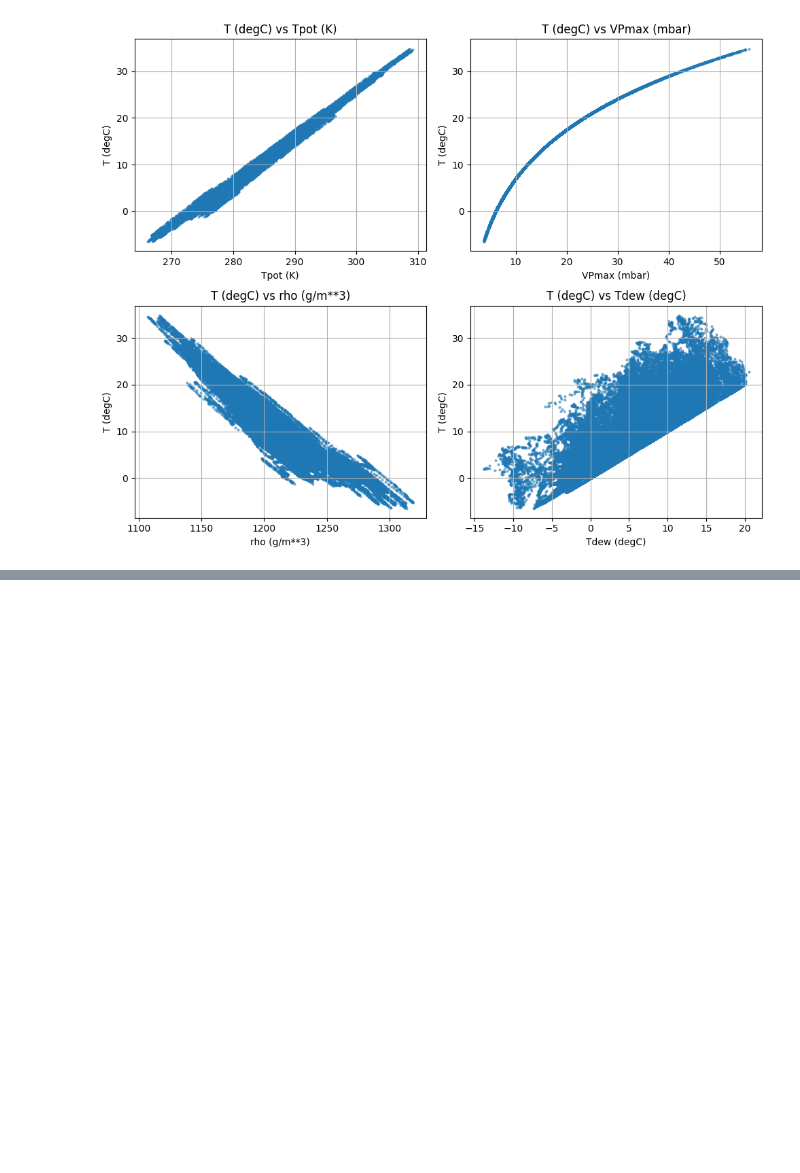
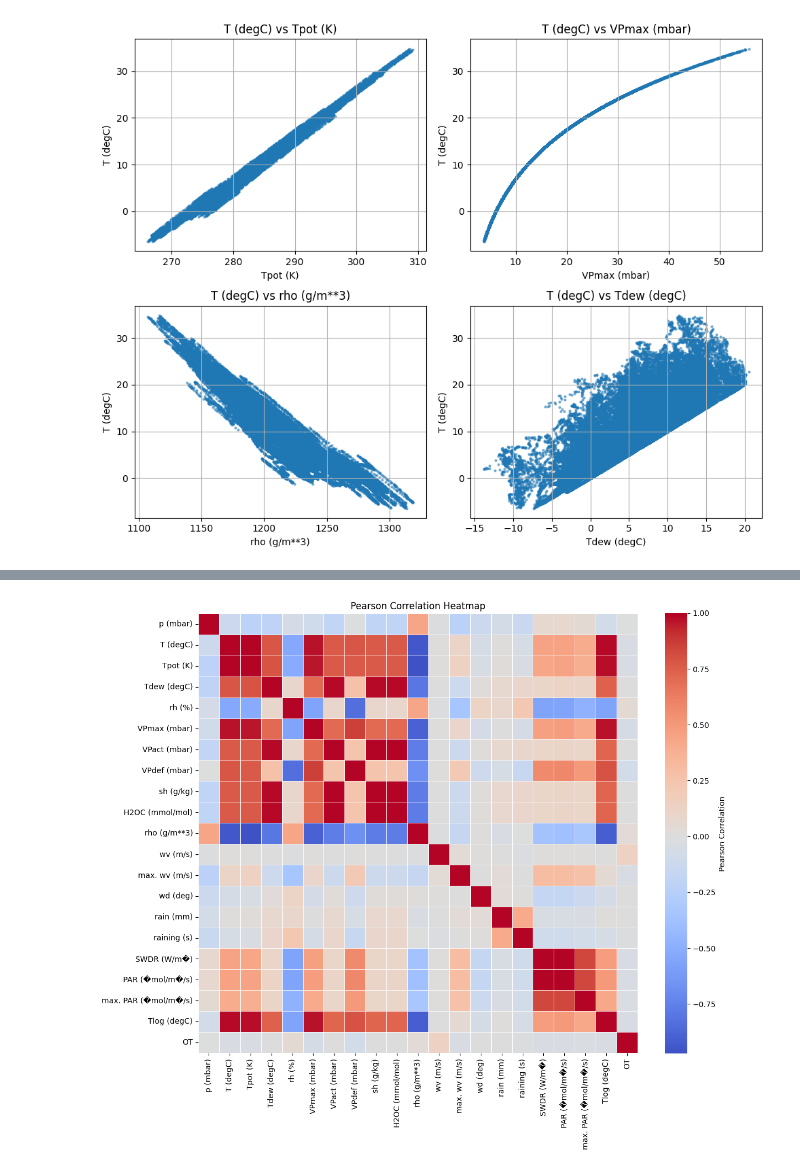
Before and after one commit to mvuddandi/Capstone_PatchTST, a Jupyter notebook: Features_Analysis.ipynb, the cells around one changed output, grey strips where cells are left out. Cells and saved outputs as stored; diff of their text form; code cells hidden in the pictures; blank space fills up the shorter version.

```diff
--- a/Features_Analysis.ipynb
+++ b/Features_Analysis.ipynb
@@ -92,3 +92,25 @@ plt.tight_layout()
 plt.show()
 # %% [output]
 [figure]
+# %%
+import numpy as np
+import pandas as pd
+
+# 1) Keep only numeric columns
+df_num = df.select_dtypes(include=[np.number]).copy()
+
+# Clean inf / NaN
+df_num = df_num.replace([np.inf, -np.inf], np.nan).dropna()
+
+# 2) Initialize empty matrices
+pearson_matrix  = pd.DataFrame(index=df_num.columns, columns=df_num.columns, dtype=float)
+spearman_matrix = pd.DataFrame(index=df_num.columns, columns=df_num.columns, dtype=float)
+
+# 3) Loop over all variable pairs
+for col_i in df_num.columns:
+    for col_j in df_num.columns:
+        pearson_matrix.loc[col_i, col_j] = df_num[col_i].corr(df_num[col_j], method="pearson")
+        spearman_matrix.loc[col_i, col_j] = df_num[col_i].corr(df_num[col_j], method="spearman")
+
+# 4) Output
+pearson_matrix, spearman_matrix
@@ -94,0 +135,18 @@ plt.show()
+# %%
+import matplotlib.pyplot as plt
+import seaborn as sns
+
+plt.figure(figsize=(12, 10))
+sns.heatmap(
+    pearson_matrix,
+    cmap="coolwarm",
+    center=0,
+    square=True,
+    linewidths=0.5,
+    cbar_kws={"label": "Pearson Correlation"}
+)
+plt.title("Pearson Correlation Heatmap")
+plt.tight_layout()
+plt.show()
+# %% [output]
+[figure, added]
```
Also changed, not shown: parts of 4 cells of this notebook.
